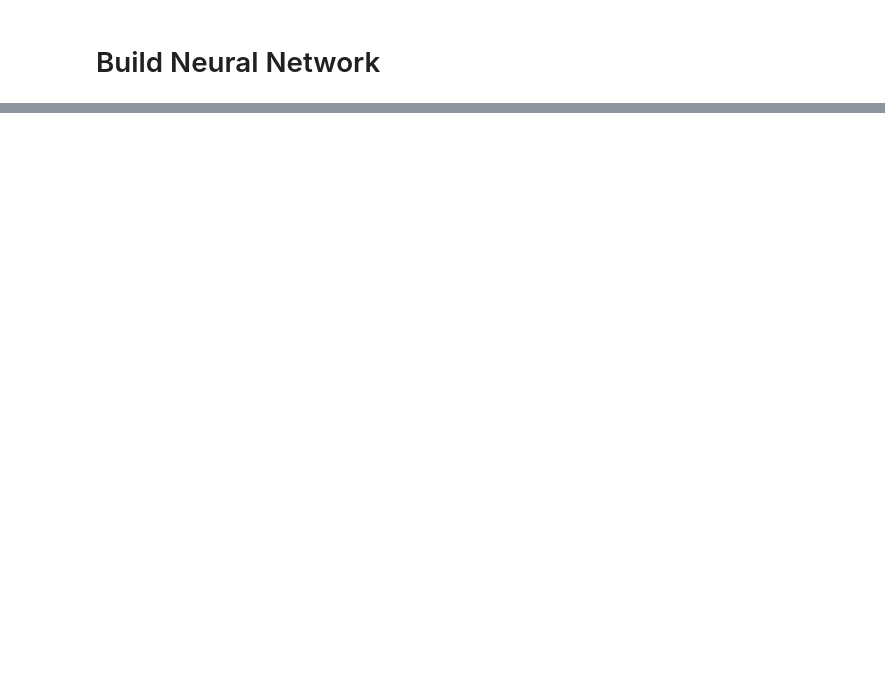
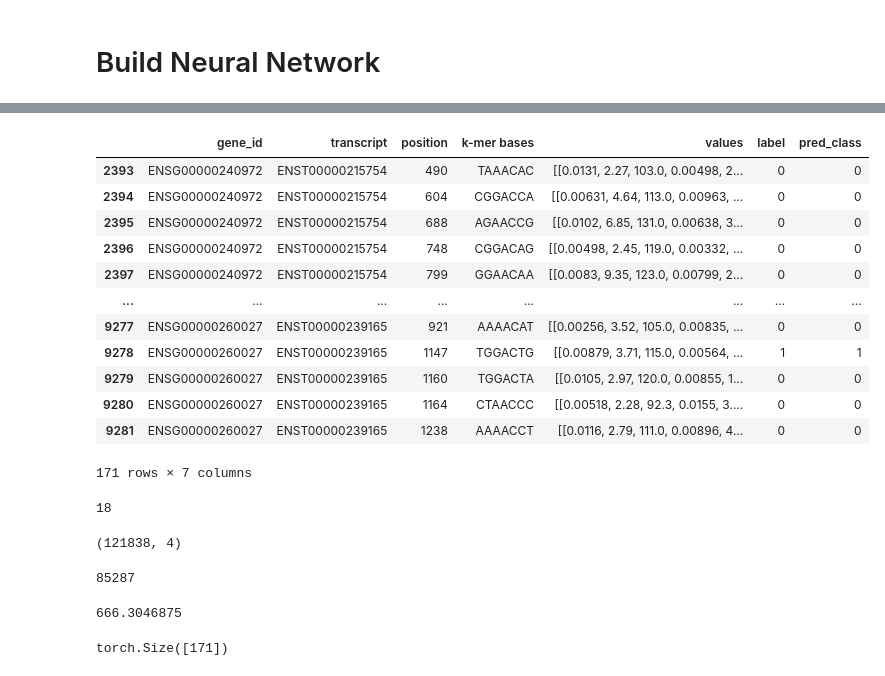
Before and after one commit to g4ryy/DSA4262-frontasticfour, a Jupyter notebook: notebooks/m6Anet pytorch trial.ipynb, the cells around one changed output, grey strips where cells are left out. Saved outputs shown, nothing was run; the diff lists cells and outputs as text; code cells hidden in the pictures; blank space fills up the shorter version.

```diff
--- a/notebooks/m6Anet pytorch trial.ipynb
+++ b/notebooks/m6Anet pytorch trial.ipynb
@@ -158,3 +162,5 @@ df.head()
+# %%
+test_dataLoader = testData.get_data_loader(batchsize=256, oversample=False, shuffle=False)
 # %% [markdown]
 # Build Neural Network
 # %%
@@ -257,0 +342,33 @@ optimizer = torch.optim.Adam(model.parameters(), lr=learning_rate)
+# %%
+# Probability Threshold for M6A modification
+threshold = 0.8
+
+# Store prediction scores
+results_scores = torch.tensor([])
+# Store Prediction Classes
+results_class = torch.tensor([])
+
+# Test the model: we don't need to compute gradients
+with torch.no_grad():
+    n_correct = 0
+    n_samples = 0
+
+    for features, labels in test_dataLoader:
+        # Flatten labels
+        labels = labels.flatten().float()
+
+        # Obtain prediction probabilities
+        y_predict = model(features)
+        # Store Predicted probabilities
+        results_scores = torch.concat([results_scores, y_predict])
+        # Convert to classification based on threshold
+        y_predict = (y_predict>threshold).float()
+        # Store Predicted classes
+        results_class = torch.concat([results_class, y_predict])
+
+        # No. of correct predictions
+        n_correct += (y_predict==labels).sum().item()
+        n_samples += len(labels)
+
+    acc = n_correct / n_samples
+    print(f'Accuracy of the network on the {n_samples} test images: {100*acc} %')
@@ -257,0 +377,3 @@ optimizer = torch.optim.Adam(model.parameters(), lr=learning_rate)
+# %%
+q = testData.df[['gene_id', 'transcript', 'position', 'label']].copy()
+q
@@ -257,0 +394,39 @@ optimizer = torch.optim.Adam(model.parameters(), lr=learning_rate)
+# %%
+q['pred_class'] = np.array(results_class)
+q['pred_class'] = q['pred_class'].astype(int)
+# %%
+q
+# %% [output]
+|  | gene_id | transcript | position | k-mer bases | values | label | pred_class |
+| 2393 | ENSG00000240972 | ENST00000215754 | 490 | TAAACAC | [[0.0131, 2.27, 103.0, 0.00498, 2... | 0 | 0 |
+| 2394 | ENSG00000240972 | ENST00000215754 | 604 | CGGACCA | [[0.00631, 4.64, 113.0, 0.00963, ... | 0 | 0 |
+| 2395 | ENSG00000240972 | ENST00000215754 | 688 | AGAACCG | [[0.0102, 6.85, 131.0, 0.00638, 3... | 0 | 0 |
+| 2396 | ENSG00000240972 | ENST00000215754 | 748 | CGGACAG | [[0.00498, 2.45, 119.0, 0.00332, ... | 0 | 0 |
+| 2397 | ENSG00000240972 | ENST00000215754 | 799 | GGAACAA | [[0.0083, 9.35, 123.0, 0.00799, 2... | 0 | 0 |
+| ... | ... | ... | ... | ... | ... | ... | ... |
+| 9277 | ENSG00000260027 | ENST00000239165 | 921 | AAAACAT | [[0.00256, 3.52, 105.0, 0.00835, ... | 0 | 0 |
+| 9278 | ENSG00000260027 | ENST00000239165 | 1147 | TGGACTG | [[0.00879, 3.71, 115.0, 0.00564, ... | 1 | 1 |
+| 9279 | ENSG00000260027 | ENST00000239165 | 1160 | TGGACTA | [[0.0105, 2.97, 120.0, 0.00855, 1... | 0 | 0 |
+| 9280 | ENSG00000260027 | ENST00000239165 | 1164 | CTAACCC | [[0.00518, 2.28, 92.3, 0.0155, 3.... | 0 | 0 |
+| 9281 | ENSG00000260027 | ENST00000239165 | 1238 | AAAACCT | [[0.0116, 2.79, 111.0, 0.00896, 4... | 0 | 0 |
+171 rows × 7 columns
+# %%
+np.argmax(np.array(results_class))
+# %% [output]
+18
+# %%
+label_df.shape
+# %% [output]
+(121838, 4)
+# %%
+round(0.7*121838)
+# %% [output]
+85287
+# %%
+85287/128
+# %% [output]
+666.3046875
+# %%
+results_class.shape
+# %% [output]
+torch.Size([171])
```
Also changed, not shown: parts of 48 cells of this notebook, 13 other files.
